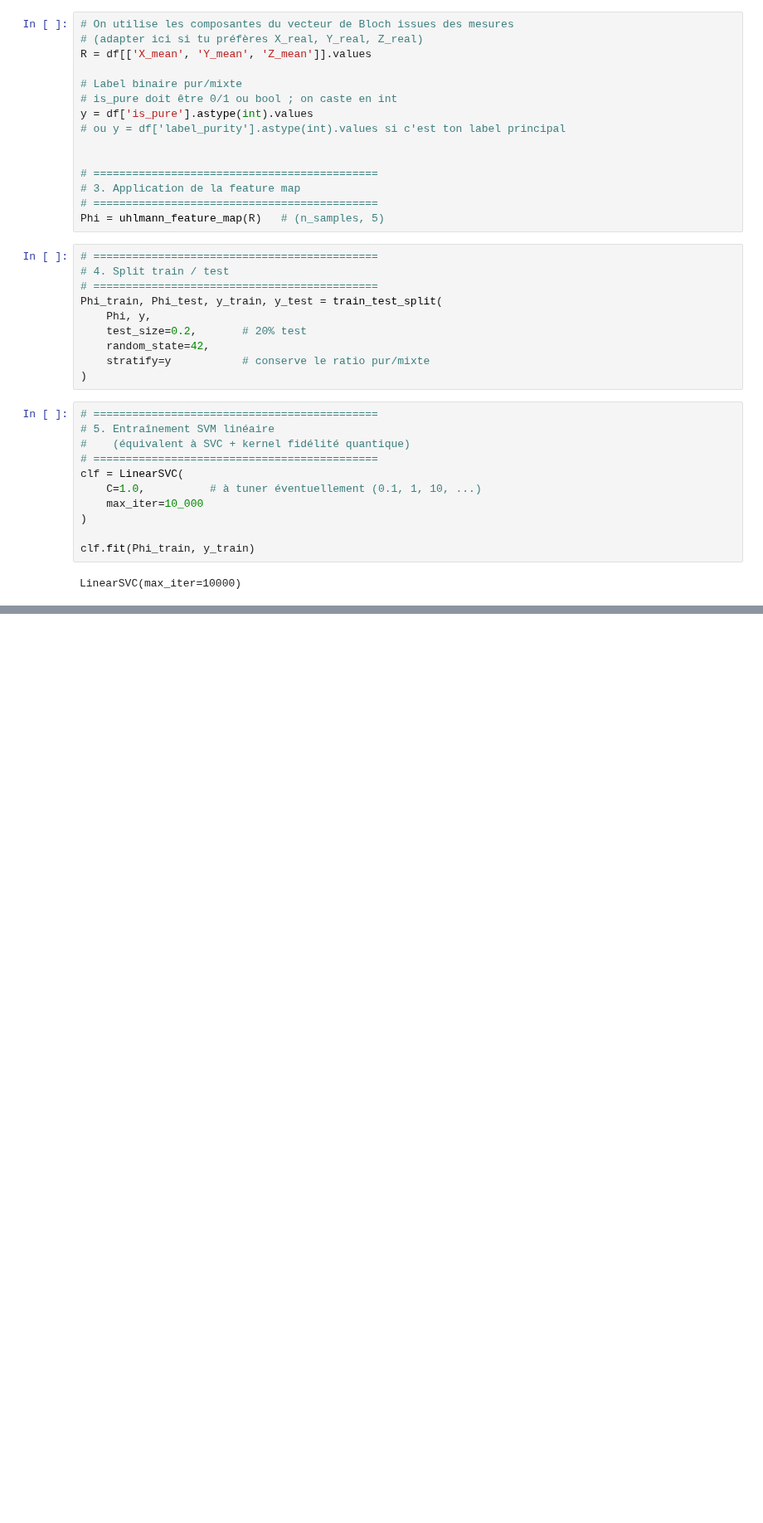
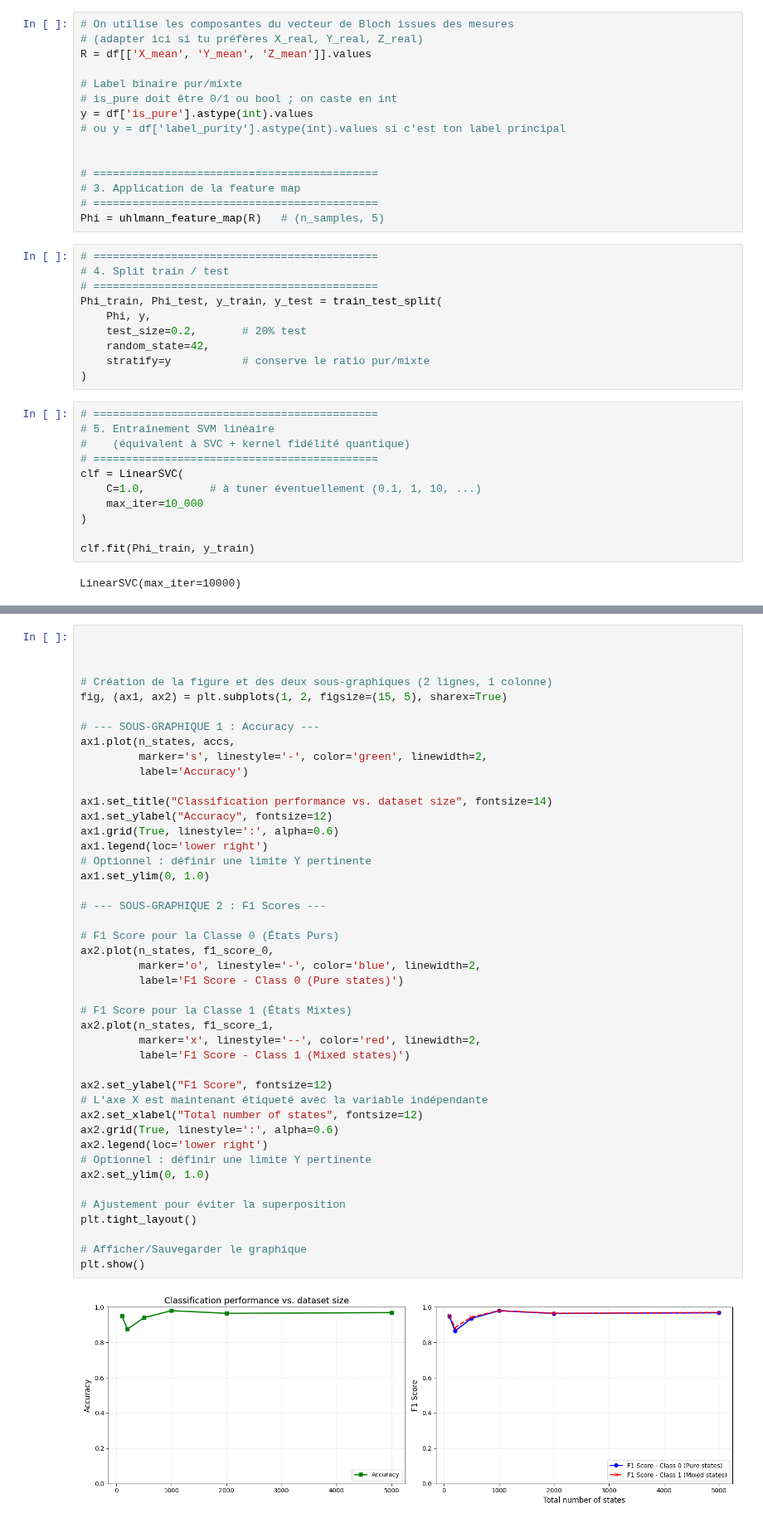
Before and after one commit to TonyPansera/Quantum-state-tomography, a Jupyter notebook: model_ML/quantum_kernel_2.ipynb, the cells around one changed output, grey strips where cells are left out. Shown at 83% size. Cells and saved outputs as stored; diff of their text form; blank space fills up the shorter version.

```diff
--- a/model_ML/quantum_kernel_2.ipynb
+++ b/model_ML/quantum_kernel_2.ipynb
@@ -147,0 +316,46 @@ Matrice de confusion :
+# %%
+
+
+
+# Création de la figure et des deux sous-graphiques (2 lignes, 1 colonne)
+fig, (ax1, ax2) = plt.subplots(1, 2, figsize=(15, 5), sharex=True)
+
+# --- SOUS-GRAPHIQUE 1 : Accuracy ---
+ax1.plot(n_states, accs,
+         marker='s', linestyle='-', color='green', linewidth=2,
+         label='Accuracy')
+
+ax1.set_title("Classification performance vs. dataset size", fontsize=14)
+ax1.set_ylabel("Accuracy", fontsize=12)
+ax1.grid(True, linestyle=':', alpha=0.6)
+ax1.legend(loc='lower right')
+# Optionnel : définir une limite Y pertinente
+ax1.set_ylim(0, 1.0)
+
+# --- SOUS-GRAPHIQUE 2 : F1 Scores ---
+
+# F1 Score pour la Classe 0 (États Purs)
+ax2.plot(n_states, f1_score_0,
+         marker='o', linestyle='-', color='blue', linewidth=2,
+         label='F1 Score - Class 0 (Pure states)')
+
+# F1 Score pour la Classe 1 (États Mixtes)
+ax2.plot(n_states, f1_score_1,
+         marker='x', linestyle='--', color='red', linewidth=2,
+         label='F1 Score - Class 1 (Mixed states)')
+
+ax2.set_ylabel("F1 Score", fontsize=12)
+# L'axe X est maintenant étiqueté avec la variable indépendante
+ax2.set_xlabel("Total number of states", fontsize=12)
+ax2.grid(True, linestyle=':', alpha=0.6)
+ax2.legend(loc='lower right')
+# Optionnel : définir une limite Y pertinente
+ax2.set_ylim(0, 1.0)
+
+# Ajustement pour éviter la superposition
+plt.tight_layout()
+
+# Afficher/Sauvegarder le graphique
+plt.show()
+# %% [output]
+[figure, added]
```
Also changed, not shown: parts of 8 cells of this notebook, 2 other files.
